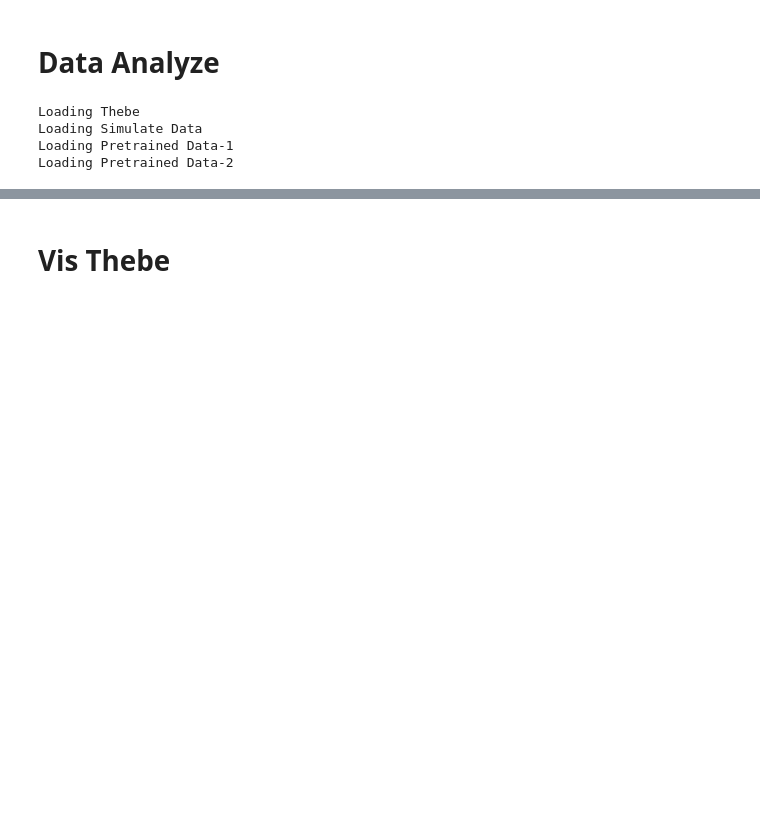
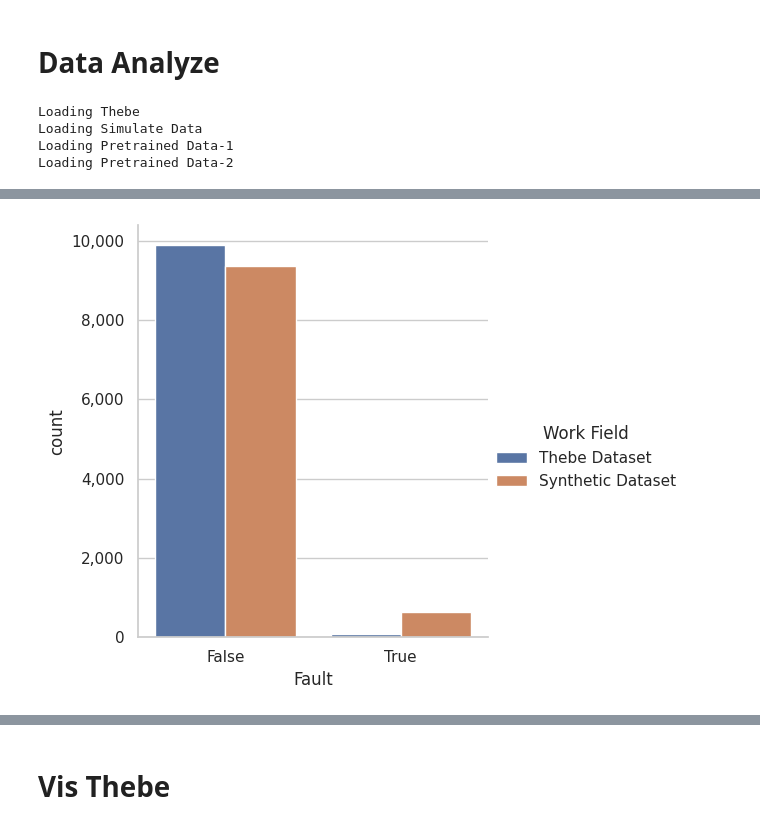
Before and after one commit to zezeze97/Fault_Recong, a Jupyter notebook: temp_vis.ipynb, the cells around one changed output, grey strips where cells are left out. Saved outputs shown, nothing was run; the diff lists cells and outputs as text; code cells hidden in the pictures; blank space fills up the shorter version.

```diff
--- a/temp_vis.ipynb
+++ b/temp_vis.ipynb
@@ -69,0 +203,7 @@ plt.savefig('distribution.png', dpi=300)
+# %%
+sns.catplot(df.loc[:2*num_sample-1, :], x='Fault', hue='Work Field', kind='count')
+plt.yticks([0, 2000, 4000, 6000, 8000, 10000],['0', '2,000', '4,000', '6,000', '8,000', '10,000'])
+sns.set(style="whitegrid")
+plt.savefig('fault_distribution.png', dpi=500)
+# %% [output]
+[figure, added]
```
Also changed, not shown: parts of 18 cells of this notebook, 7 other files.
